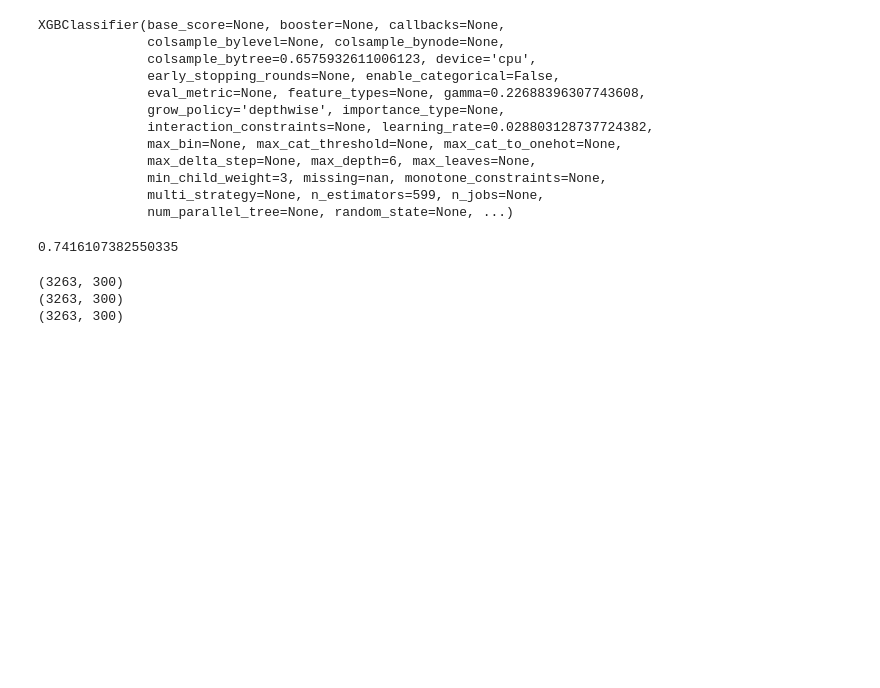
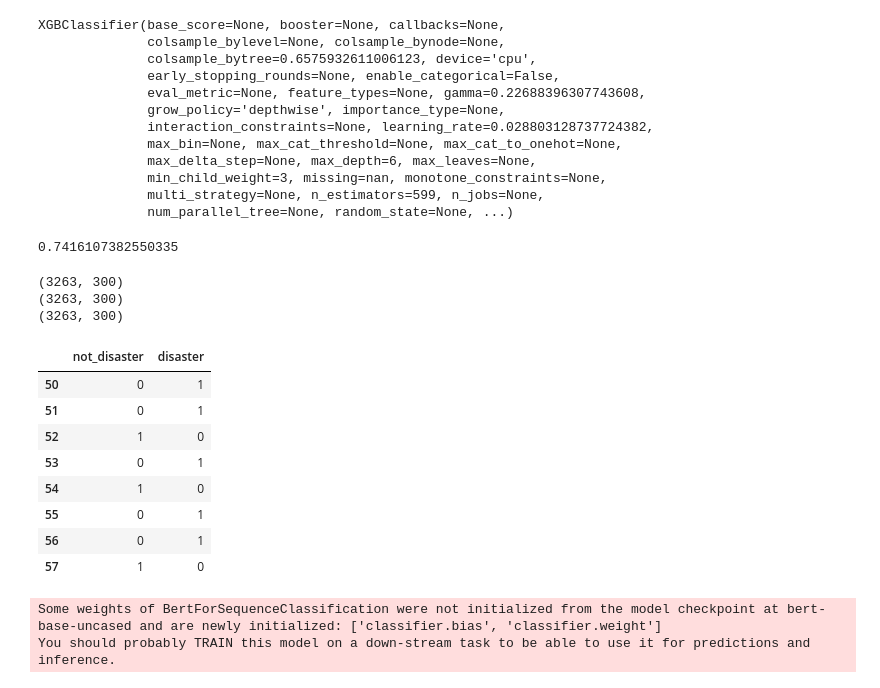
Before and after one commit to IvanTrujilloTrujillo/disaster_tweets_nlp, a Jupyter notebook: disaster_tweets.ipynb, the cells around one changed output. Drawn from its saved outputs; the diff is of its cells as text; code cells hidden in the pictures; blank space fills up the shorter version.

Commit message:
Bert model version done

```diff
--- a/disaster_tweets.ipynb
+++ b/disaster_tweets.ipynb
@@ -323,3 +328,18 @@ submission = pd.concat([test["id"], pd.Series(xgb_model.predict(test_embeddings)
 submission.columns = ["id", "target"]
 # %%
 submission.to_csv("data/submission.csv", index=False)
+# %%
+train["not_disaster"] = train["target"].map({1: 0, 0: 1})
+train["disaster"] = train["target"]
+# %%
+train[["not_disaster", "disaster"]].iloc[50:58]
+# %% [output]
+|  | not_disaster | disaster |
+| 50 | 0 | 1 |
+| 51 | 0 | 1 |
+| 52 | 1 | 0 |
+| 53 | 0 | 1 |
+| 54 | 1 | 0 |
+| 55 | 0 | 1 |
+| 56 | 0 | 1 |
+| 57 | 1 | 0 |
@@ -325,0 +389,5 @@ submission.to_csv("data/submission.csv", index=False)
+# %%
+model = BertForSequenceClassification.from_pretrained('bert-base-uncased', num_labels=2)
+# %% [output]
+Some weights of BertForSequenceClassification were not initialized from the model checkpoint at bert-base-uncased and are newly initialized: ['classifier.bias', 'classifier.weight']
+You should probably TRAIN this model on a down-stream task to be able to use it for predictions and inference.
```
Also changed, not shown: parts of 21 cells of this notebook, 1 other file.
